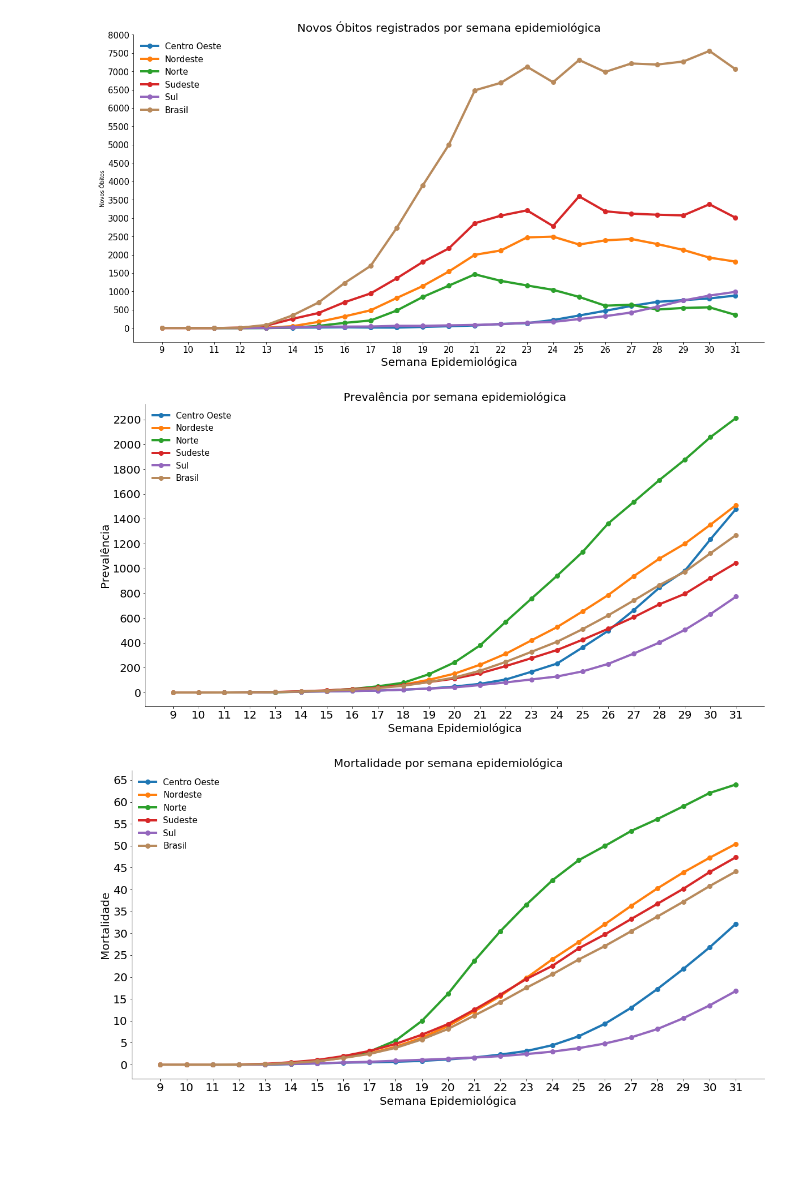
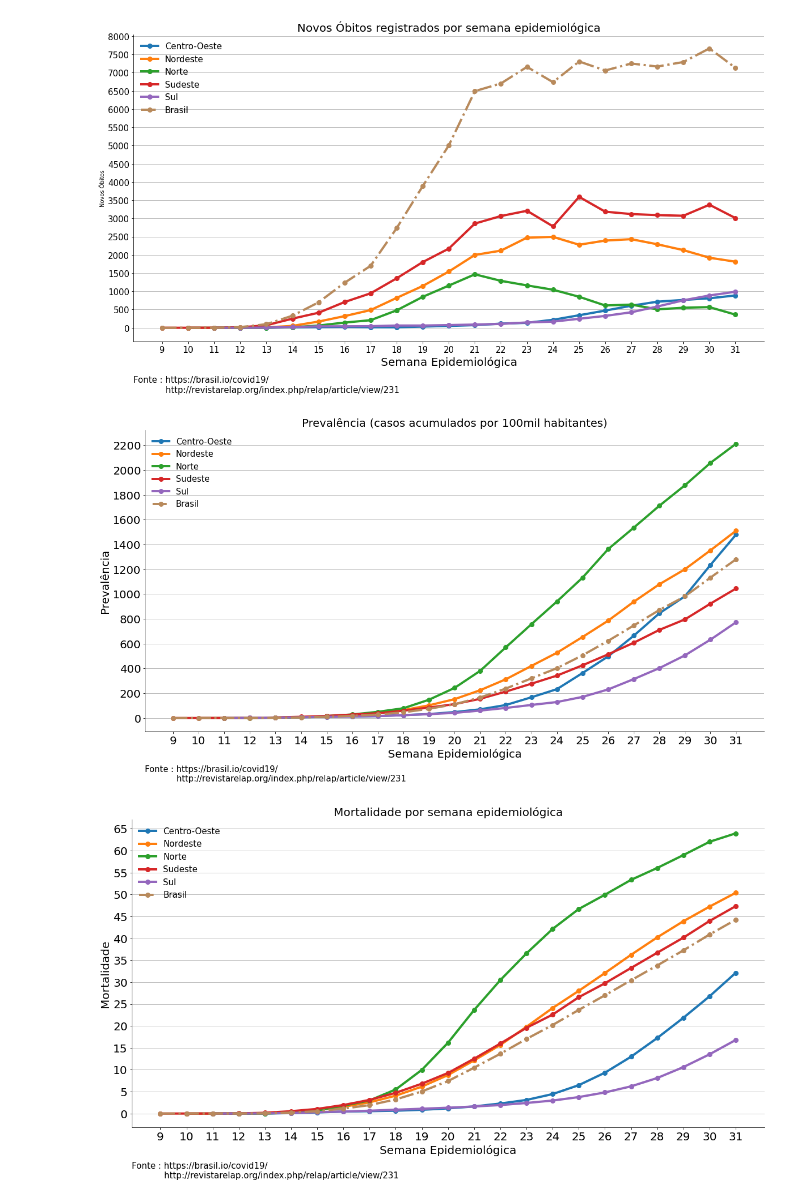
Before and after one commit to larissafv/grupoa, a Jupyter notebook: Visualização dos Indicadores/Gráficos dos indicadores por regiões.ipynb, the cells around one changed output. Saved outputs shown, nothing was run; the diff lists cells and outputs as text; code cells hidden in the pictures; blank space fills up the shorter version.

```diff
--- a/Visualização dos Indicadores/Gráficos dos indicadores por regiões.ipynb
+++ b/Visualização dos Indicadores/Gráficos dos indicadores por regiões.ipynb
@@ -4,8 +4,8 @@ import matplotlib.pyplot as plt
 import numpy as np
 import math
 # %%
-#Importa a biblioteca do sqlite, cria a conexão e o ponteiro
+# Importa a biblioteca do sqlite, cria a conexão e o ponteiro
 import sqlite3
-con = sqlite3.connect("D:\\01_Estudos\\programação\\Notebooks\\tentativa 1\\SQL\\Grupo A\\Tratamento de dados\\resultados\\indicadores.db")  ##OBS: se o BD não existir, ele é criado automaticamente
+con = sqlite3.connect("database\\indicadores.db")
 cur = con.cursor()
 # %%
@@ -28,4 +15,5 @@ df.head()
 # %%
-# Lista de macro regiões
-regions = ['Centro Oeste','Nordeste','Norte','Sudeste','Sul']
-df['region'].replace(['norte', 'nordeste', 'sudeste', 'sul', 'centro-oeste'],['Norte', 'Nordeste', 'Sudeste', 'Sul', 'Centro Oeste'],inplace=True)
+# Criando a Lista de macro regiões
+regions = ['Centro-Oeste','Nordeste','Norte','Sudeste','Sul']
+df['region'].replace(['norte', 'nordeste', 'sudeste', 'sul', 'centro-oeste'],['Norte', 'Nordeste', 'Sudeste', 'Sul', 'Centro-Oeste'],inplace=True)
+df.head()
@@ -142,8 +137,9 @@ novos_casos = get_regions(regions, new_week_cases)
 # Adicionando as "linhas" referentes a cada macro-região ao gráfico
 for i in range(len(novos_casos)):
     novos_casos[i]['new_week_cases'].plot.line(figsize=(20,10), linewidth=4, fontsize=20, marker = 'o',markersize=8)
+
 # Adicionando as "linhas" referentes ao Brasil ao gráfico
-df2.set_index('epidemiological_week')['new_week_cases'].plot.line(color = '#b88a5c',figsize=(20,10), linewidth=4, fontsize=20, marker = 'o',markersize=8)
+df2.set_index('epidemiological_week')['new_week_cases'].plot.line(color = '#b88a5c',figsize=(20,10), linewidth=4, fontsize=20, marker = 'o',markersize=8,linestyle='-.')
 
 # Título do gráfico e rótulos dos eixo X e Y
 plt.xlabel('Semana Epidemiológica', fontsize=20);
@@ -162,14 +158,14 @@ plt.xticks(np.arange(9,32,1))
 plt.gca().spines['top'].set_visible(False)
 plt.gca().spines['right'].set_visible(False)
 
-# Adicionando valores do eixo Y à direita do gráfico
-#plt.tick_params(labelright=True,labelsize=20)
+# Adicionando grid para facilitar visualização
+plt.grid(axis='y')
 
-# Adicionando grid para facilitar visualização
-#plt.grid(True)
+# Adicionando footnote com fonte dos dados
+plt.annotate('Fonte : https://brasil.io/covid19/ \n            http://revistarelap.org/index.php/relap/article/view/231', (0,0), (0, -60), xycoords='axes fraction', textcoords='offset points', va='top',fontsize = 15)
 
 # Salvando o gráfico em imagem
-#plt.savefig("Gráficos/novos_casos.jpg")
+plt.savefig("Gráficos/novos_casos.svg")
 
 # Mostre o plot e feche-o para uso posterior
 plt.show()
@@ -185,40 +181,41 @@ novos_obitos = get_regions(regions, new_week_deaths)
 
 # Adicionando as "linhas" referentes a cada macro-região ao gráfico
 for i in range(len(novos_obitos)):
     novos_obitos[i]['new_week_deaths'].plot.line(figsize=(20,10), linewidth=4, fontsize=20, marker = 'o',markersize=8)
+
 # Adicionando a "linha" referente ao Brasil ao gráfico
-df2.set_index('epidemiological_week')['new_week_deaths'].plot.line(color = '#b88a5c',figsize=(20,10), linewidth=4, fontsize=15, marker = 'o',markersize=8)
+df2.set_index('epidemiological_week')['new_week_deaths'].plot.line(color = '#b88a5c',figsize=(20,10), linewidth=4, fontsize=15, marker = 'o',markersize=8,linestyle='-.')
 
 # Título do gráfico e rótulos dos eixo X e Y
 plt.xlabel('Semana Epidemiológica', fontsize=20);
 plt.ylabel('Novos Óbitos',fontsize=10);
 plt.title('Novos Óbitos registrados por semana epidemiológica',fontsize=20);
 
 # Adicionando a legenda no campo superior esquerdo
 plt.legend(regions+['Brasil'], loc='upper left', fontsize = 15, frameon=False)
 
 # Colocando limites e intervalos do eixo X e Y
 plt.yticks(np.arange(0,8001,500))
 plt.xticks(np.arange(9,32,1))
 
 #Tirando bordas
 plt.gca().spines['top'].set_visible(False)
 plt.gca().spines['right'].set_visible(False)
 
-# Adicionando valores do eixo Y à direita do gráfico
-#plt.tick_params(labelright=True,labelsize=20)
+# Adicionando grid para facilitar visualização
+plt.grid(axis='y')
 
-# Adicionando grid para facilitar visualização
-#plt.grid(True)
+# Adicionando footnote com fonte dos dados
+plt.annotate('Fonte : https://brasil.io/covid19/ \n            http://revistarelap.org/index.php/relap/article/view/231', (0,0), (0, -60), xycoords='axes fraction', textcoords='offset points', va='top',fontsize = 15)
 
 # Salvando o gráfico em imagem
-#plt.savefig("Gráficos/novos_obitos.jpg")
+plt.savefig("Gráficos/novos_obitos.svg")
 
 # Mostre o plot e feche-o para uso posterior
 plt.show()
 plt.close()
 # %% [output]
-[figure, old version]
+[figure, new version]
 # %%
 # ----5------
 # Prevalência
@@ -229,13 +226,14 @@ prevalencia = get_regions(regions, prevalence)
 # Adicionando as "linhas" referentes a cada macro-região ao gráfico
 for i in range(len(prevalencia)):
     prevalencia[i]['prevalence'].plot.line(figsize=(20,10), linewidth=4, fontsize=20, marker = 'o',markersize=8)
+
 # Adicionando as "linhas" referentes ao Brasil ao gráfico
-df2.set_index('epidemiological_week')['prevalence'].plot.line(color = '#b88a5c',figsize=(20,10), linewidth=4, fontsize=20, marker = 'o',markersize=8)
+df2.set_index('epidemiological_week')['prevalence'].plot.line(color = '#b88a5c',figsize=(20,10), linewidth=4, fontsize=20, marker = 'o',markersize=8,linestyle='-.')
 
 # Título do gráfico e rótulos dos eixo X e Y
 plt.xlabel('Semana Epidemiológica', fontsize=20);
 plt.ylabel('Prevalência',fontsize=20);
-plt.title('Prevalência por semana epidemiológica',fontsize=20);
+plt.title('Prevalência (casos acumulados por 100mil habitantes)',fontsize=20);
 
 # Adicionando a legenda no campo superior esquerdo
 plt.legend(regions+['Brasil'], loc='upper left', fontsize = 15, frameon=False)
@@ -249,20 +247,20 @@ plt.xticks(np.arange(9,32,1))
 plt.gca().spines['top'].set_visible(False)
 plt.gca().spines['right'].set_visible(False)
 
-# Adicionando valores do eixo Y à direita do gráfico
-#plt.tick_params(labelright=True,labelsize=20)
+# Adicionando grid para facilitar visualização
+plt.grid(axis='y')
 
-# Adicionando grid para facilitar visualização
-#plt.grid(True)
+# Adicionando footnote com fonte dos dados
+plt.annotate('Fonte : https://brasil.io/covid19/ \n            http://revistarelap.org/index.php/relap/article/view/231', (0,0), (0, -60), xycoords='axes fraction', textcoords='offset points', va='top',fontsize = 15)
 
 # Salvando o gráfico em imagem
-#plt.savefig("Gráficos/prevalencia.jpg")
+plt.savefig("Gráficos/prevalencia.svg")
 
 # Mostre o plot e feche-o para uso posterior
 plt.show()
 plt.close()
 # %% [output]
-[figure, old version]
+[figure, new version]
 # %%
 # ----6------
 # Mortalidade
@@ -273,8 +271,9 @@ mortalidade = get_regions(regions, mortality)
 # Adicionando as "linhas" referentes a cada macro-região ao gráfico
 for i in range(len(mortalidade)):
     mortalidade[i]['mortality'].plot.line(figsize=(20,10), linewidth=4, fontsize=20, marker = 'o',markersize=8)
+
 # Adicionando as "linhas" referentes ao Brasil ao gráfico
-df2.set_index('epidemiological_week')['mortality'].plot.line(color = '#b88a5c',figsize=(20,10), linewidth=4, fontsize=20, marker = 'o',markersize=8)
+df2.set_index('epidemiological_week')['mortality'].plot.line(color = '#b88a5c',figsize=(20,10), linewidth=4, fontsize=20, marker = 'o',markersize=8,linestyle='-.')
 
 # Título do gráfico e rótulos dos eixo X e Y
 plt.xlabel('Semana Epidemiológica', fontsize=20);
@@ -292,20 +291,20 @@ plt.xticks(np.arange(9,32,1))
 plt.gca().spines['top'].set_visible(False)
 plt.gca().spines['right'].set_visible(False)
 
-# Adicionando valores do eixo Y à direita do gráfico
-#plt.tick_params(labelright=True,labelsize=20)
+# Adicionando grid para facilitar visualização
+plt.grid(axis='y')
 
-# Adicionando grid para facilitar visualização
-#plt.grid(True)
+# Adicionando footnote com fonte dos dados
+plt.annotate('Fonte : https://brasil.io/covid19/ \n            http://revistarelap.org/index.php/relap/article/view/231', (0,0), (0, -60), xycoords='axes fraction', textcoords='offset points', va='top',fontsize = 15)
 
 # Salvando o gráfico em imagem
-#plt.savefig("Gráficos/mortalidade.jpg")
+plt.savefig("Gráficos/mortalidade.svg")
 
 # Mostre o plot e feche-o para uso posterior
 plt.show()
 plt.close()
 # %% [output]
-[figure, old version]
+[figure, new version]
 # %%
 # ----7-----
 # Letalidade
```
Also changed, not shown: parts of 9 cells of this notebook, 10 other files.
